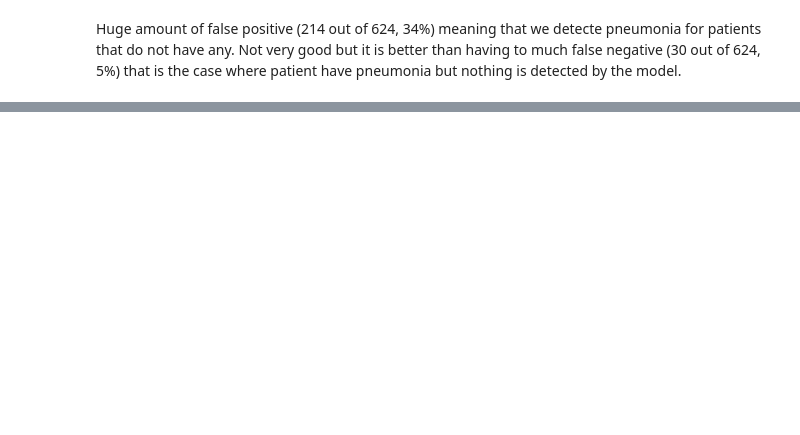
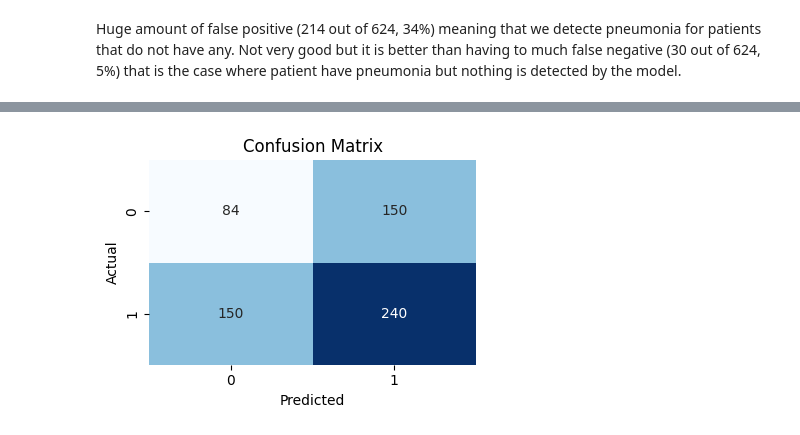
Before and after one commit to Bapitou/Pneumonia_detection-, a Jupyter notebook: notebooks/Pneumonia.ipynb, the cells around one changed output, grey strips where cells are left out. Drawn from its saved outputs; the diff is of its cells as text; code cells hidden in the pictures; blank space fills up the shorter version.

```diff
--- a/notebooks/Pneumonia.ipynb
+++ b/notebooks/Pneumonia.ipynb
@@ -147,0 +154,16 @@ Huge amount of false positive (214 out of 624, 34%) meaning that we detecte pneu
+# %%
+from sklearn.utils import class_weight
+
+weights = class_weight.compute_class_weight(
+    class_weight="balanced",
+    classes=np.unique(train_generator.classes),
+    y=train_generator.classes,
+)
+class_weights = dict(enumerate(weights))
+
+history_w = model.fit(
+    train_generator,
+    validation_data=val_generator,
+    epochs=10,
+    class_weight=class_weights,
+)
@@ -147,0 +191,3 @@ Huge amount of false positive (214 out of 624, 34%) meaning that we detecte pneu
+# %%
+y_pred_weighted = model.predict(test_generator)
+print(classification_report(test_generator.classes, (y_pred_weighted >= 0.65).astype(int)))
@@ -147,0 +204,13 @@ Huge amount of false positive (214 out of 624, 34%) meaning that we detecte pneu
+# %%
+cm = confusion_matrix(test_generator.classes, (y_pred_weighted >= 0.65).astype(int))
+labels = ["NORMAL", "PNEUMONIA"]
+
+fig, ax = plt.subplots(figsize=(4, 3))
+sns.heatmap(cm,annot=True,fmt="d",cmap="Blues",cbar=False)
+ax.set_xlabel("Predicted")
+ax.set_ylabel("Actual")
+ax.set_title("Confusion Matrix")
+fig.tight_layout()
+plt.show()
+# %% [output]
+[figure, added]
```
Also changed, not shown: parts of 4 cells of this notebook.
